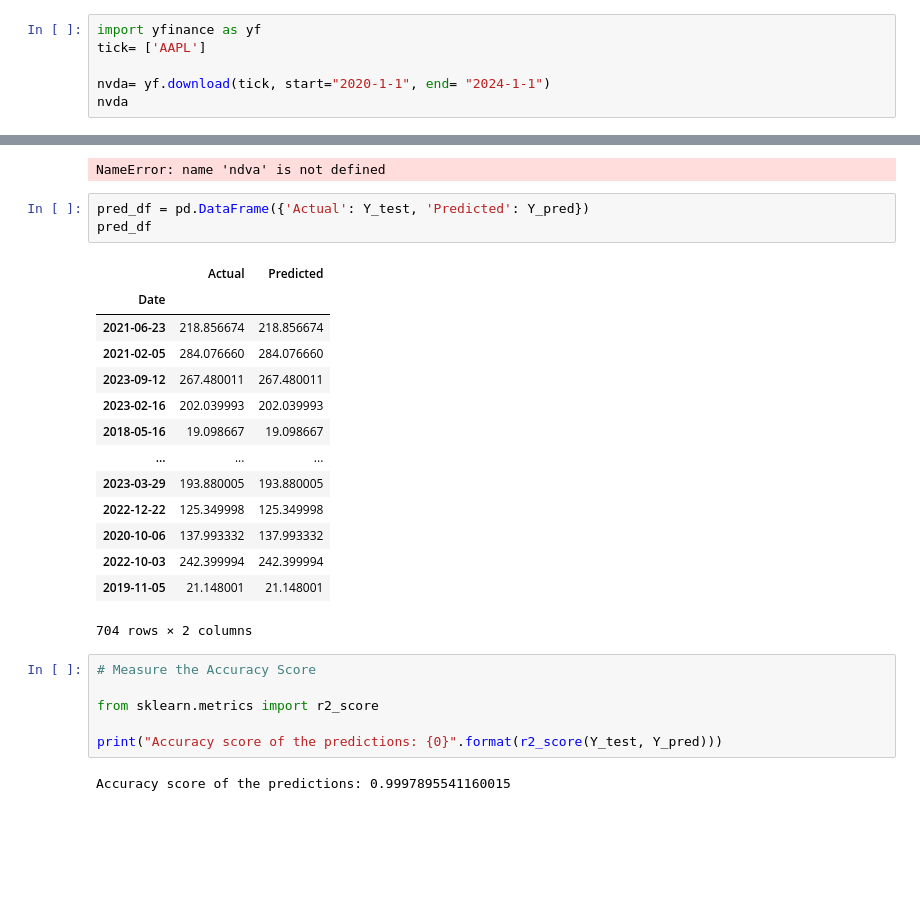
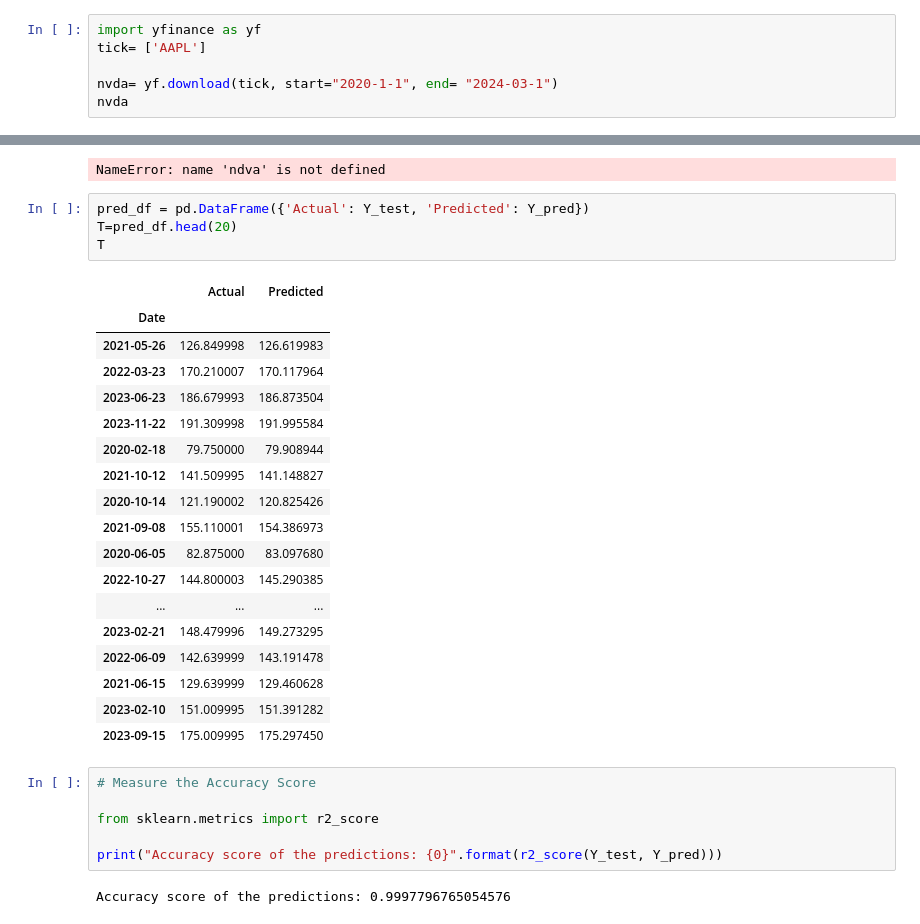
Before and after one commit to Aigulka1979/My_repos, a Jupyter notebook: Добро_пожаловать_в_Colaboratory!.ipynb, the cells around one changed output, grey strips where cells are left out. Drawn from its saved outputs; the diff is of its cells as text; blank space fills up the shorter version.

```diff
--- a/Добро_пожаловать_в_Colaboratory!.ipynb
+++ b/Добро_пожаловать_в_Colaboratory!.ipynb
@@ -174,7 +174,7 @@ Colab активно используется в области машинног
 import yfinance as yf
 tick= ['AAPL']
 
-nvda= yf.download(tick, start="2020-1-1", end= "2024-1-1")
+nvda= yf.download(tick, start="2020-1-1", end= "2024-03-1")
 nvda
 # %% [output]
 [*********************100%***********************]  1 of 1 completed
@@ -343,22 +343,27 @@ Y_train.shape
 NameError: name 'ndva' is not defined
 # %%
 pred_df = pd.DataFrame({'Actual': Y_test, 'Predicted': Y_pred})
-pred_df
+T=pred_df.head(20)
+T
 # %% [output]
 |  | Actual | Predicted |
 | Date |  |  |
-| 2021-06-23 | 218.856674 | 218.856674 |
-| 2021-02-05 | 284.076660 | 284.076660 |
-| 2023-09-12 | 267.480011 | 267.480011 |
-| 2023-02-16 | 202.039993 | 202.039993 |
-| 2018-05-16 | 19.098667 | 19.098667 |
+| 2021-05-26 | 126.849998 | 126.619983 |
+| 2022-03-23 | 170.210007 | 170.117964 |
+| 2023-06-23 | 186.679993 | 186.873504 |
+| 2023-11-22 | 191.309998 | 191.995584 |
+| 2020-02-18 | 79.750000 | 79.908944 |
+| 2021-10-12 | 141.509995 | 141.148827 |
+| 2020-10-14 | 121.190002 | 120.825426 |
+| 2021-09-08 | 155.110001 | 154.386973 |
+| 2020-06-05 | 82.875000 | 83.097680 |
+| 2022-10-27 | 144.800003 | 145.290385 |
 | ... | ... | ... |
-| 2023-03-29 | 193.880005 | 193.880005 |
-| 2022-12-22 | 125.349998 | 125.349998 |
-| 2020-10-06 | 137.993332 | 137.993332 |
-| 2022-10-03 | 242.399994 | 242.399994 |
-| 2019-11-05 | 21.148001 | 21.148001 |
+| 2023-02-21 | 148.479996 | 149.273295 |
+| 2022-06-09 | 142.639999 | 143.191478 |
+| 2021-06-15 | 129.639999 | 129.460628 |
+| 2023-02-10 | 151.009995 | 151.391282 |
+| 2023-09-15 | 175.009995 | 175.297450 |
-704 rows × 2 columns
 # %%
 # Measure the Accuracy Score
 
@@ -366,4 +371,4 @@ from sklearn.metrics import r2_score
 
 print("Accuracy score of the predictions: {0}".format(r2_score(Y_test, Y_pred)))
 # %% [output]
-Accuracy score of the predictions: 0.9997895541160015
+Accuracy score of the predictions: 0.9997796765054576
```
Also changed, not shown: parts of 10 cells of this notebook.
